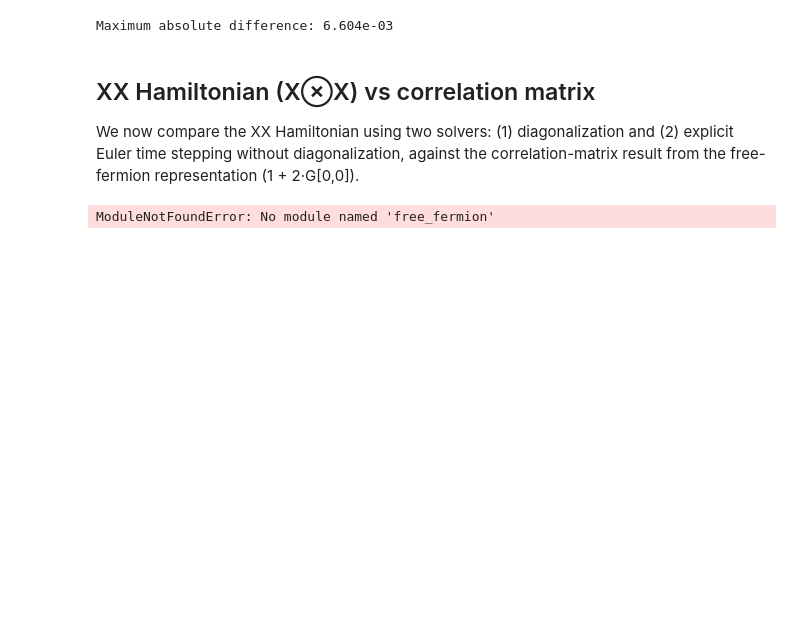
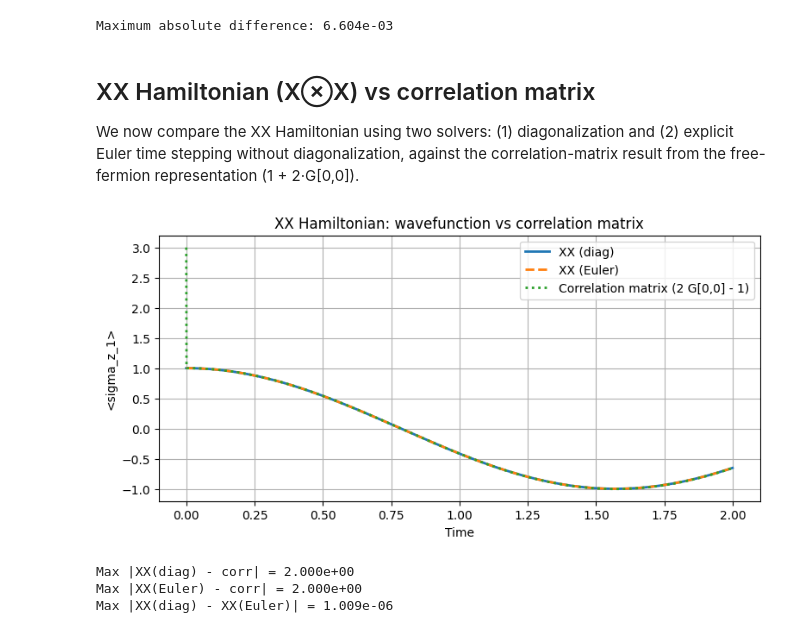
Before and after one commit to alonk-me/Quntum-measurment-model, a Jupyter notebook: quantum_measurement/jw_sanity_check/jw_sanity_check_demo.ipynb, the cells around one changed output. Drawn from its saved outputs; the diff is of its cells as text; code cells hidden in the pictures; blank space fills up the shorter version.

Commit message:
corr works for xx

```diff
--- a/quantum_measurement/jw_sanity_check/jw_sanity_check_demo.ipynb
+++ b/quantum_measurement/jw_sanity_check/jw_sanity_check_demo.ipynb
@@ -48,34 +48,37 @@ from jw_H_XX_euler import wavefunction_magnetization as wf_xx_euler, corr_magnet
 
 # Parameters
 J = 1.0
 T = 2.0
 steps = 2000  # use sufficiently fine steps for Euler accuracy
 
 # Compute XX via diagonalization
-t_wf_xx, m_wf_xx = wf_xx(J=J, T=T, steps=steps, initial_state='11')
+t_wf_xx, m_wf_xx = wf_xx(J=J, T=T, steps=steps, initial_state='00')
 # Compute XX via Euler
-t_eu_xx, m_eu_xx = wf_xx_euler(J=J, T=T, steps=steps, initial_state='11')
+t_eu_xx, m_eu_xx = wf_xx_euler(J=J, T=T, steps=steps, initial_state='00')
 # Compute correlation-matrix values (should be consistent across both XX modules)
 t_corr_xx, m_corr_xx = corr_xx(J=J, T=T, steps=steps, L=2)
 t_corr_xx2, m_corr_xx2 = corr_xx_euler(J=J, T=T, steps=steps, L=2)
 assert np.allclose(t_wf_xx, t_eu_xx) and np.allclose(t_wf_xx, t_corr_xx) and np.allclose(t_corr_xx, t_corr_xx2)
 
 # Plot
 plt.figure(figsize=(9, 4))
 plt.plot(t_wf_xx, m_wf_xx, label='XX (diag)', lw=2)
 plt.plot(t_eu_xx, m_eu_xx, '--', label='XX (Euler)', lw=2)
-plt.plot(t_corr_xx, m_corr_xx, ':', label='Correlation matrix (1+2 G[0,0])', lw=2)
+plt.plot(t_corr_xx, m_corr_xx, ':', label='Correlation matrix (2 G[0,0] - 1)', lw=2)
 plt.xlabel('Time')
 plt.ylabel(r'<sigma_z_1>')
 plt.title('XX Hamiltonian: wavefunction vs correlation matrix')
 plt.legend()
 plt.grid(True)
 plt.show()
 
 # Report max differences
 def max_abs(a, b): return float(np.max(np.abs(np.asarray(a) - np.asarray(b))))
 print('Max |XX(diag) - corr| =', f'{max_abs(m_wf_xx, m_corr_xx):.3e}')
 print('Max |XX(Euler) - corr| =', f'{max_abs(m_eu_xx, m_corr_xx):.3e}')
 print('Max |XX(diag) - XX(Euler)| =', f'{max_abs(m_wf_xx, m_eu_xx):.3e}')
 # %% [output]
+[figure, added]
-ModuleNotFoundError: No module named 'free_fermion'
+Max |XX(diag) - corr| = 2.000e+00
+Max |XX(Euler) - corr| = 2.000e+00
+Max |XX(diag) - XX(Euler)| = 1.009e-06
```
Also changed, not shown: 6 other files.
